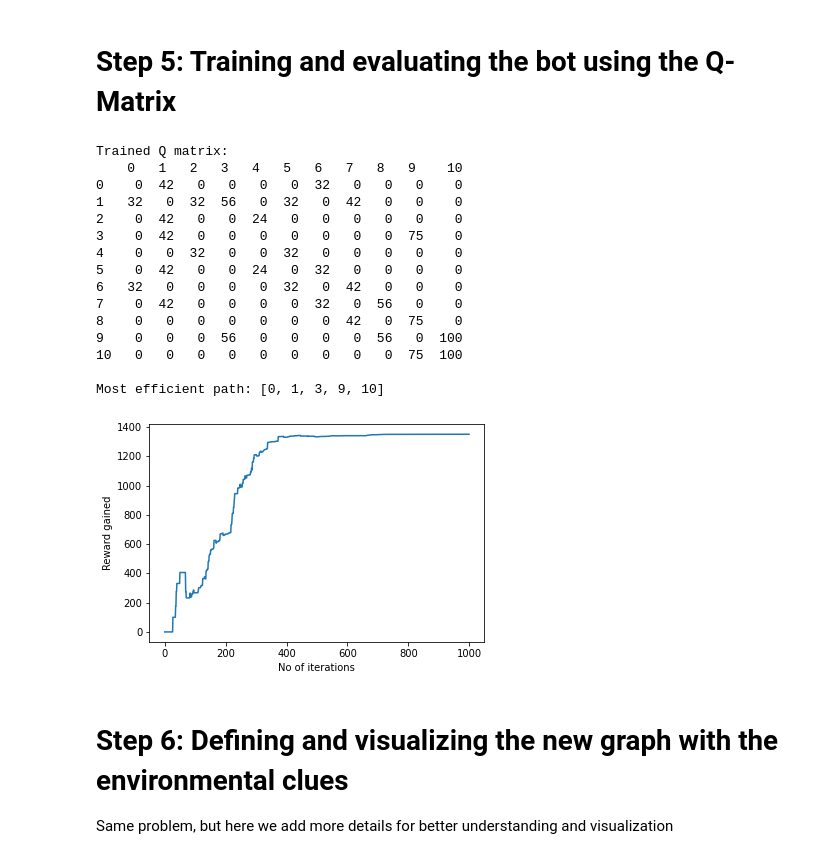
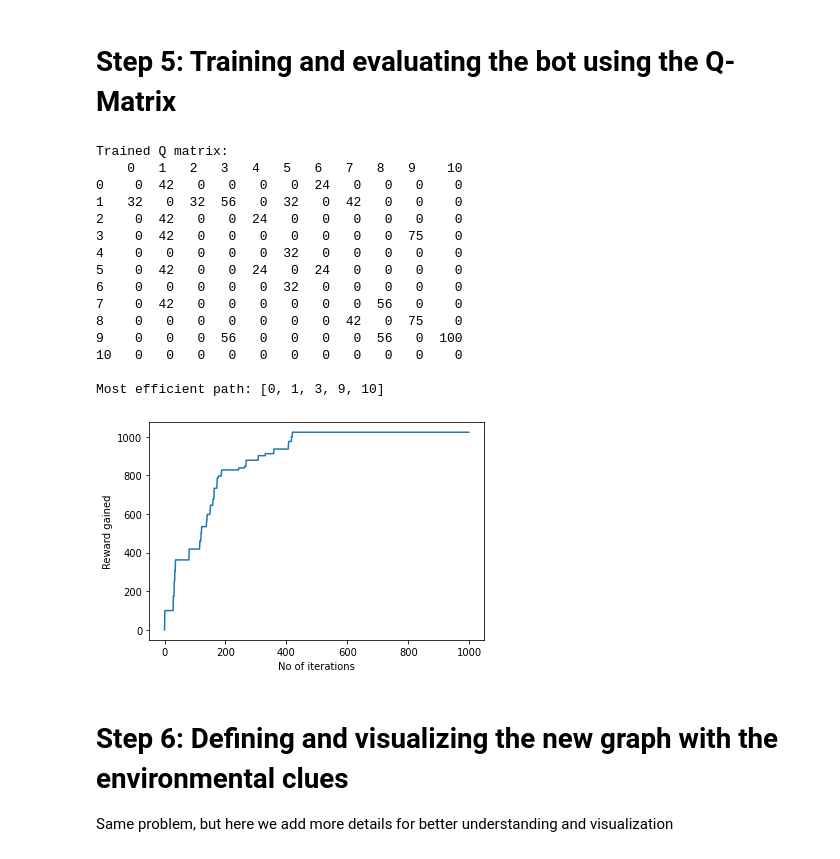
Before and after one commit to featherineaugustus/Reinforcement-Learning---Graph-Traversal, a Jupyter notebook: Graph Traversal.ipynb, the cells around one changed output. Cells and saved outputs as stored; diff of their text form; code cells hidden in the pictures.

```diff
--- a/Graph Traversal.ipynb
+++ b/Graph Traversal.ipynb
@@ -118,14 +118,16 @@ def update(Q, current_state, action, gamma):
     else:
         max_index = int(max_index)
 
+    new_state = max_index
+
     # Update the Q Matrix based
     max_value = Q[action, max_index]
     Q[current_state, action] = M[current_state, action] + gamma * max_value
 
     if (np.max(Q) > 0):
-        return (Q, np.sum(Q / np.max(Q)*100))
+        return (Q, np.sum(Q / np.max(Q)*100), new_state)
     else:
-        return (Q, 0)
+        return (Q, 0, new_state)
 
 def find_optimal_path(Q, current_state, goal):
     current_state = 0
@@ -154,43 +156,51 @@ initial_state = 1
 
 # Train
 scores = []
+
+
+current_state = 0
 for i in range(1000):
-    current_state = np.random.randint(0, int(Q.shape[0]))
+    #current_state = np.random.randint(0, int(Q.shape[0]))
+    # Restart
+    if current_state == 10:
+        current_state = 0
+
     available_action = available_actions(current_state)
     action = sample_next_action(available_action)
-    (Q, score) = update(Q, current_state, action, gamma)
+    (Q, score, new_state) = update(Q, current_state, action, gamma)
     scores.append(score)
+    current_state = new_state
 
 # View the trained Q matrix
 print('Trained Q matrix:')
 output = np.round(Q / np.max(Q)*100, 0)
 print(pd.DataFrame(output.astype(int), columns=list(range(11))))
 
 # Find optimal path
 find_optimal_path(Q, 0, 10)
 
 # Plot reward gained over iteration
 plt.plot(scores)
 plt.xlabel('No of iterations')
 plt.ylabel('Reward gained')
 plt.show()
 # %% [output]
 Trained Q matrix:
     0   1   2   3   4   5   6   7   8   9    10
-0    0  42   0   0   0   0  32   0   0   0    0
+0    0  42   0   0   0   0  24   0   0   0    0
 1   32   0  32  56   0  32   0  42   0   0    0
 2    0  42   0   0  24   0   0   0   0   0    0
 3    0  42   0   0   0   0   0   0   0  75    0
-4    0   0  32   0   0  32   0   0   0   0    0
-5    0  42   0   0  24   0  32   0   0   0    0
-6   32   0   0   0   0  32   0  42   0   0    0
-7    0  42   0   0   0   0  32   0  56   0    0
+4    0   0   0   0   0  32   0   0   0   0    0
+5    0  42   0   0  24   0  24   0   0   0    0
+6    0   0   0   0   0  32   0   0   0   0    0
+7    0  42   0   0   0   0   0   0  56   0    0
 8    0   0   0   0   0   0   0  42   0  75    0
 9    0   0   0  56   0   0   0   0  56   0  100
-10   0   0   0   0   0   0   0   0   0  75  100
+10   0   0   0   0   0   0   0   0   0   0    0
 
 Most efficient path: [0, 1, 3, 9, 10]
-[figure, old version]
+[figure, new version]
 # %% [markdown]
 # Step 6: Defining and visualizing the new graph with the environmental clues
 Same problem, but here we add more details for better understanding and visualization
```
Also changed, not shown: parts of 2 cells of this notebook.
